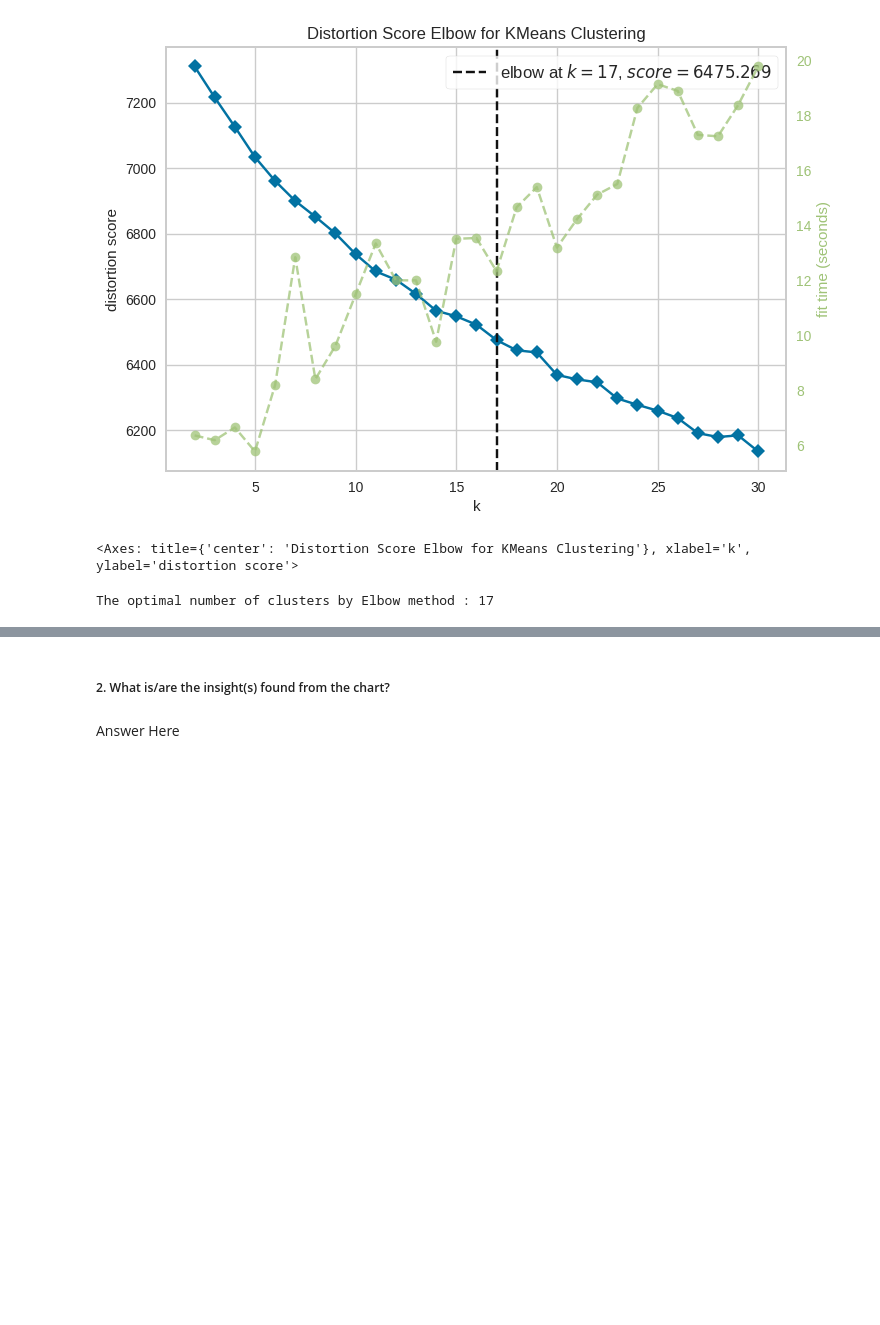
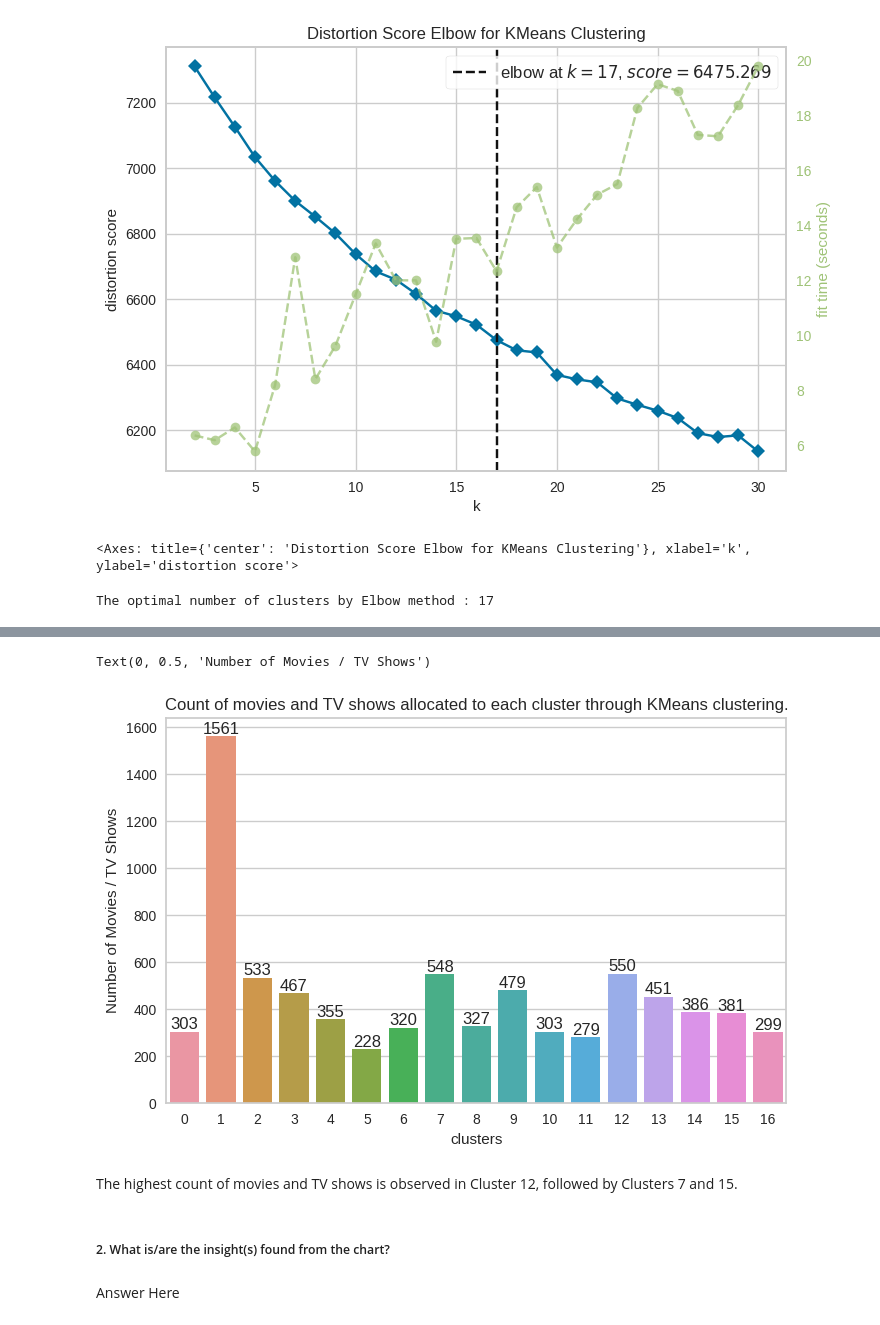
Before and after one commit to KiranKokateGitHub/Netflix-Movies-and-TV-Shows-Clustering_UnsupervisedML, a Jupyter notebook: Kiran_unsupervisedML.ipynb, the cells around one changed output, grey strips where cells are left out. Cells and saved outputs as stored; diff of their text form; code cells hidden in the pictures; blank space fills up the shorter version.

```diff
--- a/Kiran_unsupervisedML.ipynb
+++ b/Kiran_unsupervisedML.ipynb
@@ -1671,0 +1795,15 @@ The optimal number of clusters by Elbow method : 17
+# %%
+# Assign movies and TV shows to their respective clusters.
+
+# Copy the dataset
+kmod_df = nfdf.copy()
+
+# Removing non-original features from the dataset.
+
+kmod_df.drop(columns={'des_len','con_des', 'punc_%', 'no_sw_pun_des',
+                        'cl_des', 'tok_des', 'lem_des',
+                        'fi_des', 'fi_des_len'}, axis=1, inplace=True)
+
+# Allocate movies and TV shows to their corresponding clusters.
+kmod_df['cluster'] = kmod.labels_
+kmod_df.head(6)
@@ -1672,3 +1818,21 @@ The optimal number of clusters by Elbow method : 17
+# %%
+# Determining the count of movies and TV shows in each cluster.
+
+# Generate a dataframe displaying the count of movies and TV shows in each cluster.
+num_datapoint_in_clu = kmod_df['cluster'].value_counts().reset_index()
+
+# Let's Plot the bar plot
+plt.figure(figsize=(8,5))
+ax = sns.barplot(x=num_datapoint_in_clu['index'], y=num_datapoint_in_clu['cluster'])
+ax.bar_label(ax.containers[0])
+ax.set_title("Count of movies and TV shows allocated to each cluster through KMeans clustering.")
+ax.set_xlabel("clusters")
+ax.set_ylabel("Number of Movies / TV Shows")
+# %% [output]
+Text(0, 0.5, 'Number of Movies / TV Shows')
+[figure, added]
+# %% [markdown]
+The highest count of movies and TV shows is observed in Cluster 12, followed by Clusters 7 and 15.
 # %% [markdown]
 ##### 2. What is/are the insight(s) found from the chart?
 # %% [markdown]
```
Also changed, not shown: parts of 12 cells of this notebook.
